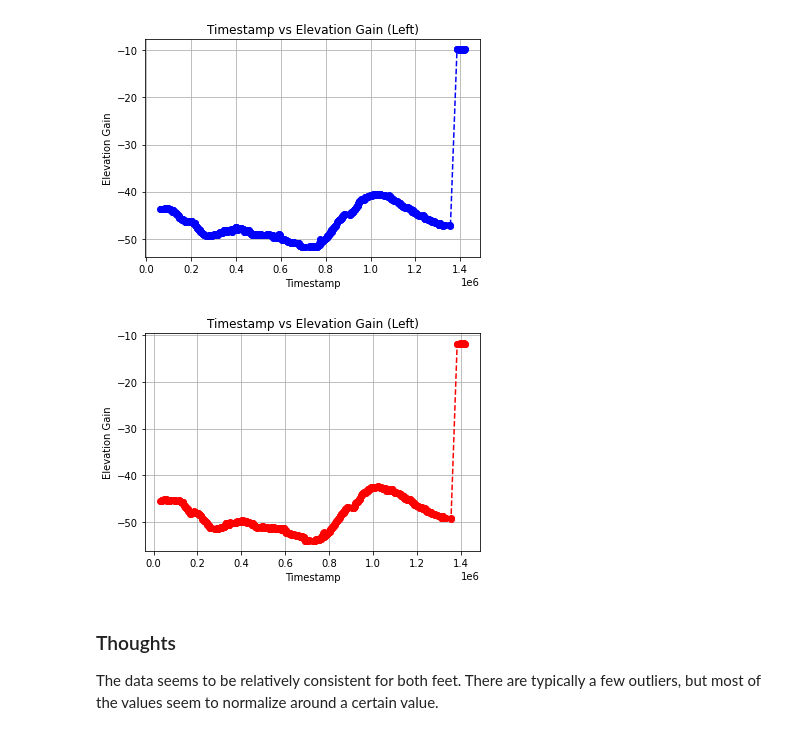
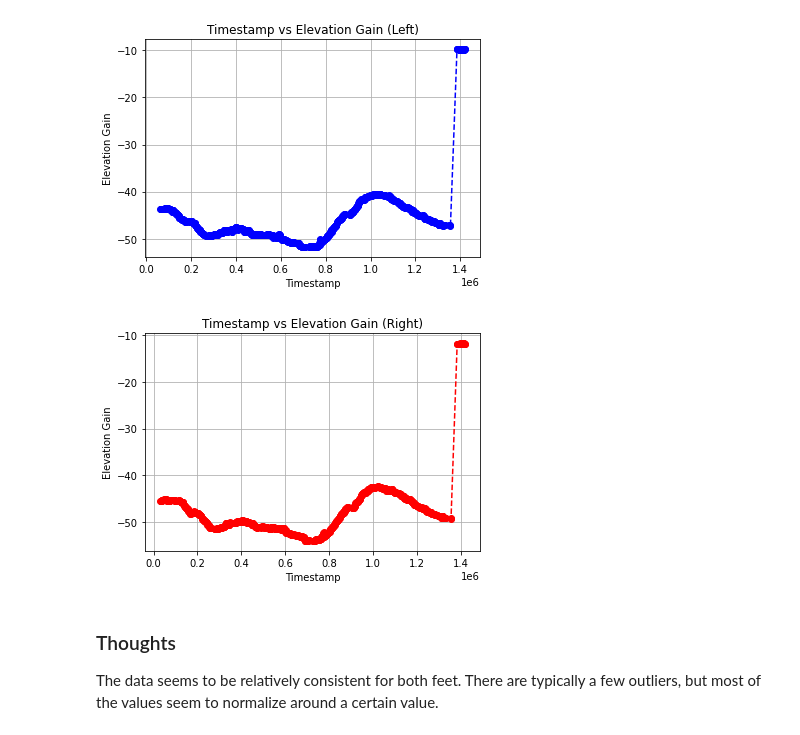
Before and after one commit to jinsung-kim/data-aggregation, a Jupyter notebook: data_aggregation.ipynb, the cells around one changed output. Saved outputs shown, nothing was run; the diff lists cells and outputs as text; code cells hidden in the pictures.

Commit message:
fix: elevation gain graph

```diff
--- a/data_aggregation.ipynb
+++ b/data_aggregation.ipynb
@@ -128,14 +128,14 @@ plt.grid()
 # %% [output]
 [figure]
 # %%
-plt.title("Timestamp vs Elevation Gain (Left)")
+plt.title("Timestamp vs Elevation Gain (Right)")
 
 plt.plot(right_df["timestamp"], right_df["elevation_gain"], "ro--")
 plt.xlabel("Timestamp")
 plt.ylabel("Elevation Gain")
 plt.grid()
 # %% [output]
-[figure, old version]
+[figure, new version]
 # %% [markdown]
 ### Thoughts
 The data seems to be relatively consistent for both feet. There are typically a few outliers, but most of the values seem to normalize around a certain value.
```
